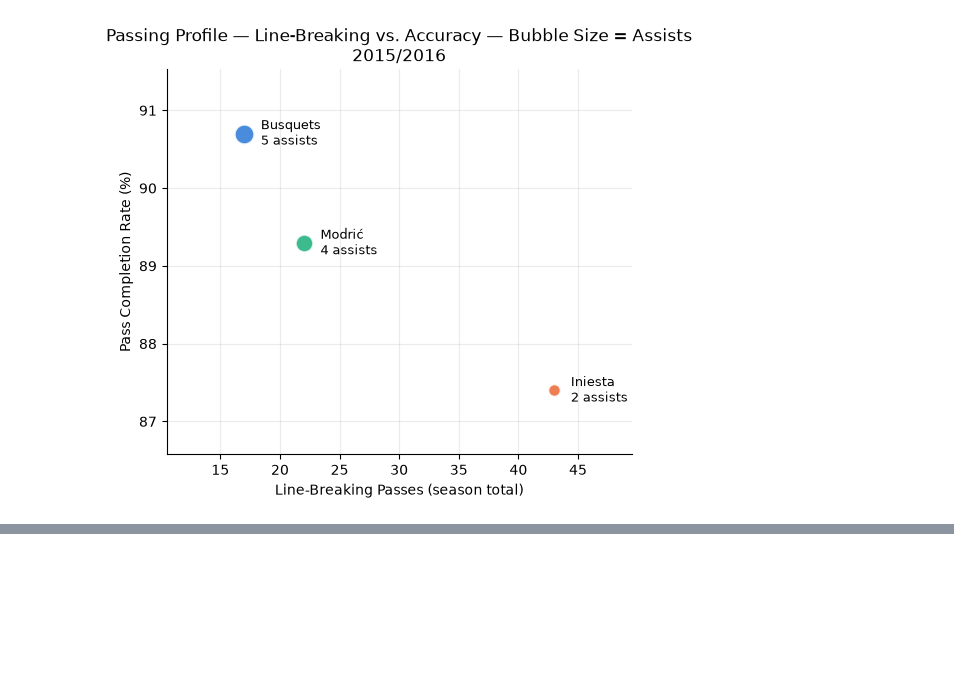
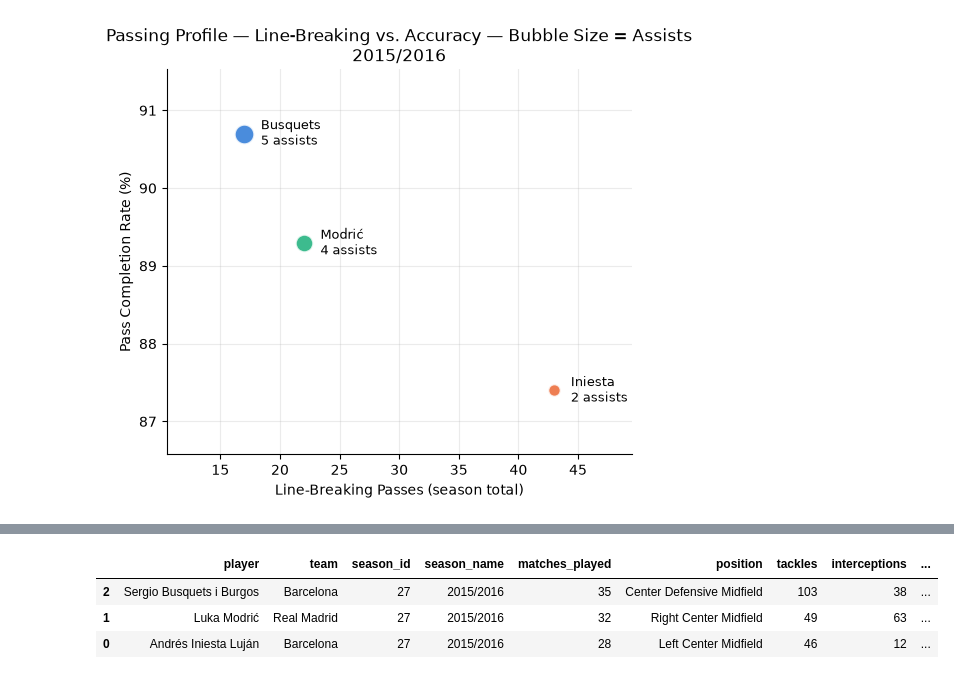
Before and after one commit to leventdusunceli/football_analytics, a Jupyter notebook: notebooks/football_analytics_demo.ipynb, the cells around one changed output, grey strips where cells are left out. Cells and saved outputs as stored; diff of their text form; code cells hidden in the pictures; blank space fills up the shorter version.

```diff
--- a/notebooks/football_analytics_demo.ipynb
+++ b/notebooks/football_analytics_demo.ipynb
@@ -576,0 +595,7 @@ ax2 = plot_line_breaking_profile(
+# %%
+midfielders_defensive.sort_values('matches_played',ascending=False)
+# %% [output]
+|  | player | team | season_id | season_name | matches_played | position | tackles | interceptions | ... |
+| 2 | Sergio Busquets i Burgos | Barcelona | 27 | 2015/2016 | 35 | Center Defensive Midfield | 103 | 38 | ... |
+| 1 | Luka Modrić | Real Madrid | 27 | 2015/2016 | 32 | Right Center Midfield | 49 | 63 | ... |
+| 0 | Andrés Iniesta Luján | Barcelona | 27 | 2015/2016 | 28 | Left Center Midfield | 46 | 12 | ... |
```
Also changed, not shown: parts of 15 cells of this notebook.
